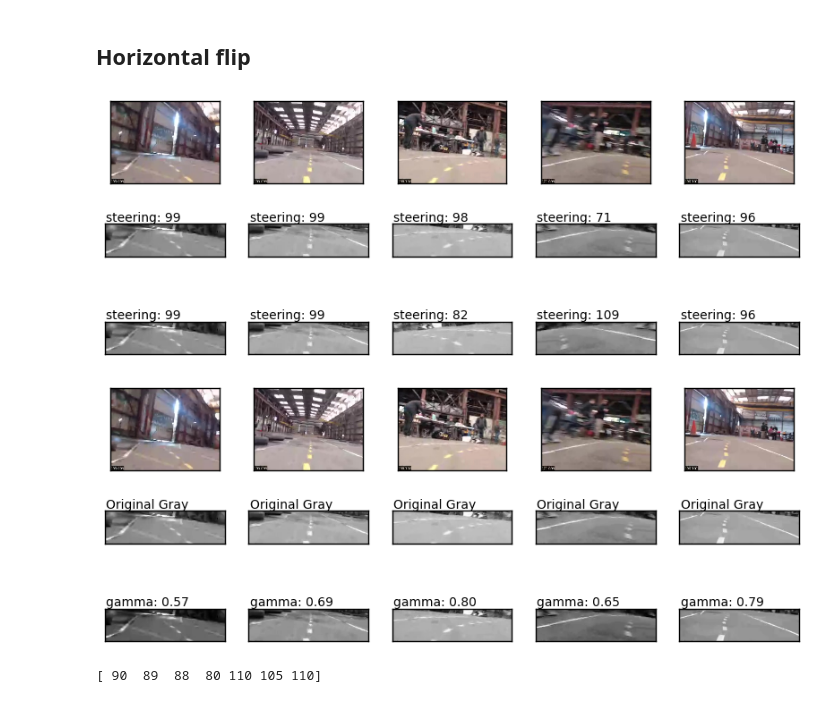
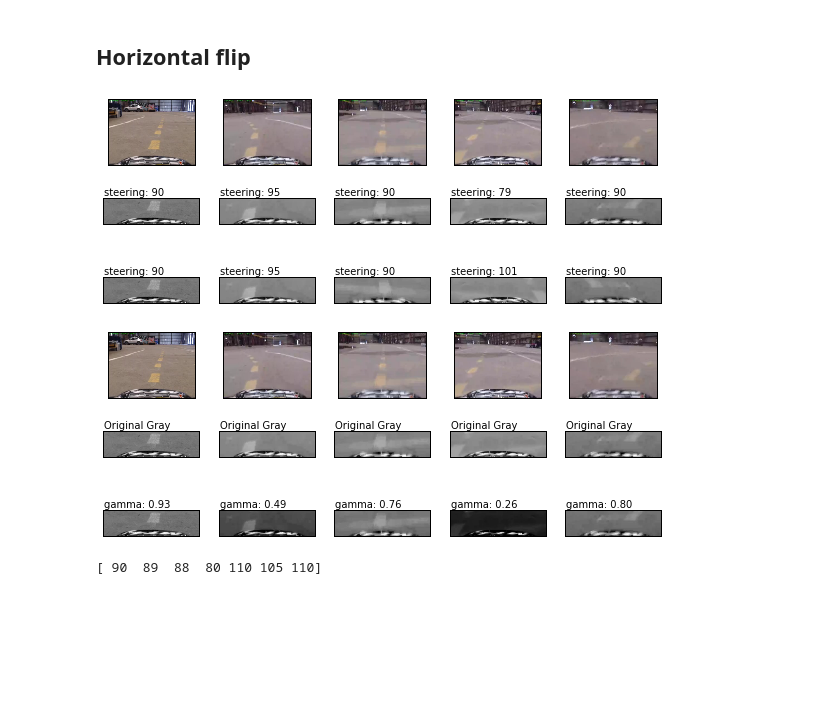
Before and after one commit to cometa/Autonomia, a Jupyter notebook: ConvNet/data_analysis_lola.ipynb, the cells around one changed output. Cells and saved outputs as stored; diff of their text form; code cells hidden in the pictures; blank space fills up the shorter version.

```diff
--- a/ConvNet/data_analysis_lola.ipynb
+++ b/ConvNet/data_analysis_lola.ipynb
@@ -145,9 +160,11 @@ idx_list = np.random.randint(0, len(log_vid1), size=10)
 col, row = [0, 0]
 _, ax = plt.subplots(2, 5, figsize=(10, 3))
 for i, idx in enumerate(idx_list):
-    img_adress = vid1_dir+log_vid1[idx, 0]
+#    img_adress = vid1_dir+log_vid1[idx, 0]
+    img_adress = log[idx, 0]
     img = cv2.imread(img_adress)
-    img = cv2.cvtColor(img, cv2.COLOR_BGR2RGB)
+    print img_adress
+    img = cv2.cvtColor(img, cv2.COLOR_BGR2RGB) #COLOR_BGR2YCR_CB) #cv2.COLOR_BGR2RGB)
     ax[row, col].imshow(img)
     ax[row, col].set_xticks([])
     ax[row, col].set_yticks([])
@@ -165,14 +191,19 @@ error: /home/jmlb/Downloads/OpenCV-tmp/opencv-3/modules/imgproc/src/color.cpp:97
 col, row = [0, 0]
 _, ax = plt.subplots(4, 5, figsize=(10, 5))
 for i, idx in enumerate(idx_list):
-    img_adress = vid1_dir+log_vid1[idx, 0]
+#    img_adress = vid1_dir+log_vid1[idx, 0]
+    img_adress = log[idx, 0]
+    print img_adress
     img = cv2.imread(img_adress)
+
     img_rgb = cv2.cvtColor(img, cv2.COLOR_BGR2RGB)
     ax[row, col].imshow(img_rgb)
     ax[row, col].set_xticks([])
     ax[row, col].set_yticks([])
 
     img_gray = cv2.cvtColor(img, cv2.COLOR_BGR2YCR_CB)[:,:,0]
+#    img_gray = cv2.imread(img_adress, 0) # read only Y
+
     ax[row+1, col].imshow(img_gray, cmap='gray')
     ax[row+1, col].set_xticks([])
     ax[row+1, col].set_yticks([])
@@ -206,7 +247,8 @@ img_yaxis_end = 227
 col, row = [0, 0]
 _, ax = plt.subplots(8, 5, figsize=(10, 8))
 for i, idx in enumerate(idx_list):
-    img_adress = vid1_dir+log_vid1[idx, 0]
+#    img_adress = vid1_dir+log_vid1[idx, 0]
+    img_adress = log[idx, 0]
     img = cv2.imread(img_adress)
     img_rgb = cv2.cvtColor(img, cv2.COLOR_BGR2RGB)
     ax[row, col].imshow(img_rgb)
@@ -259,7 +301,8 @@ col, row = [0, 0]
 _, ax = plt.subplots(3, 5, figsize=(10, 4))
 
 for i, idx in enumerate(idx_list[0:5]):
-    img_adress = vid1_dir+log_vid1[idx, 0]
+#    img_adress = vid1_dir+log_vid1[idx, 0]
+    img_adress = log[idx, 0]
     img = cv2.imread(img_adress)
     img_rgb = cv2.cvtColor(img, cv2.COLOR_BGR2RGB)
     ax[row, col].imshow(img_rgb)
@@ -269,13 +312,15 @@ for i, idx in enumerate(idx_list[0:5]):
     img_gray = cv2.cvtColor(img, cv2.COLOR_BGR2YCR_CB)[:,:,0]
     img_gray = img_gray[140:227, :]
     ax[row+1, col].imshow(img_gray, cmap='gray')
-    steering = log_vid1[idx, 1]
+#    steering = log_vid1[idx, 1]
+    steering = log[idx, 1]
     title_ = 'steering: {}'.format(steering)
     ax[row+1, col].text(3, -8, title_, fontsize=10, color='black')
     ax[row+1, col].set_xticks([])
     ax[row+1, col].set_yticks([])
 
-    steering = int( log_vid1[idx, 1] )
+#    steering = int( log_vid1[idx, 1] )
+    steering = int( log[idx, 1] )
     img_gray_flip, steering = image_hflip(img_gray, steering)
     title_ = 'steering: {}'.format(steering)
     ax[row+2, col].text(3, -8, title_, fontsize=10, color='black')
@@ -288,7 +333,7 @@ for i, idx in enumerate(idx_list[0:5]):
         col = col + 1
 plt.show()
 # %% [output]
-[figure, old version]
+[figure, new version]
 # %%
 ## Lighting
 # %%
@@ -310,35 +355,36 @@ def gamma_transform(img, label):
 col, row = [0, 0]
 _, ax = plt.subplots(3, 5, figsize=(10, 4))
 
 for i, idx in enumerate(idx_list[0:5]):
-    img_adress = vid1_dir+log_vid1[idx, 0]
+#    img_adress = vid1_dir+log_vid1[idx, 0]
+    img_adress = log[idx, 0]
     img = cv2.imread(img_adress)
     img_rgb = cv2.cvtColor(img, cv2.COLOR_BGR2RGB)
     ax[row, col].imshow(img_rgb)
     ax[row, col].set_xticks([])
     ax[row, col].set_yticks([])
 
     img_ycrcb = cv2.cvtColor(img, cv2.COLOR_BGR2YCR_CB)
     img_gray = img_ycrcb[:,:,0]
     img_gray = img_gray[140:227, :]
     ax[row+1, col].imshow(img_gray, cmap='gray')
     title_ = 'Original Gray'
     ax[row+1, col].text(3, -8, title_, fontsize=10, color='black')
     ax[row+1, col].set_xticks([])
     ax[row+1, col].set_yticks([])
 
     img_gamma, gamma = gamma_transform(img_ycrcb, None)
     img_gray = img_gamma[:,:,0]
     img_gray = img_gray[140:227, :]
     ax[row+2, col].imshow(img_gray, cmap='gray')
     title_ = 'gamma: {:.2f}'.format(gamma)
     ax[row+2, col].text(3, -8, title_, fontsize=10, color='black')
     ax[row+2, col].set_xticks([])
     ax[row+2, col].set_yticks([])
     col = col + 1
 plt.show()
 # %% [output]
-[figure, old version]
+[figure, new version]
 # %%
 a =[90, 89, 88, 12, 110, 105, 150]
 b= np.clip(a, 80, 110)
```
Also changed, not shown: parts of 8 cells of this notebook, 1 other file.
